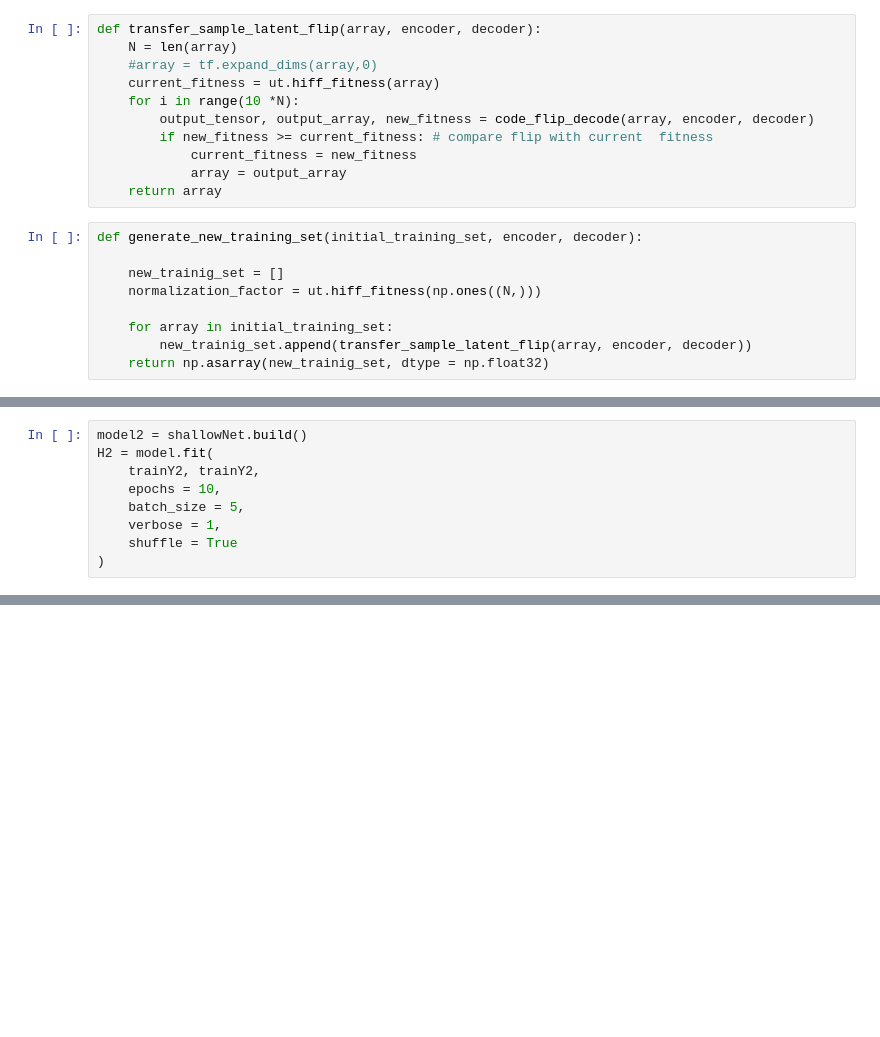
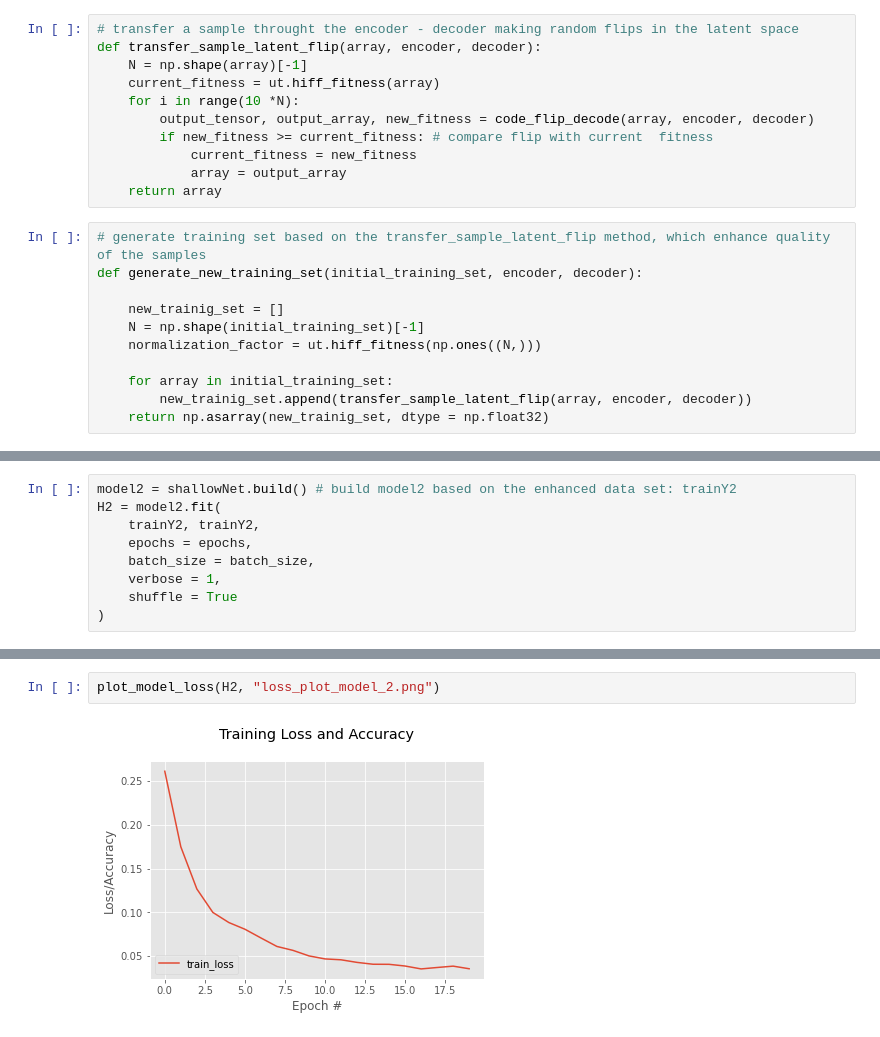
Before and after one commit to FilipKubackiSoton/DeepOptimization, a Jupyter notebook: progres2.ipynb, the cells around one changed output, grey strips where cells are left out. Saved outputs shown, nothing was run; the diff lists cells and outputs as text; blank space fills up the shorter version.

```diff
--- a/progres2.ipynb
+++ b/progres2.ipynb
@@ -111,7 +141,7 @@ def code_flip_decode(array, encoder, decoder):
 # %%
+# transfer a sample throught the encoder - decoder making random flips in the latent space
 def transfer_sample_latent_flip(array, encoder, decoder):
-    N = len(array)
-    #array = tf.expand_dims(array,0)
+    N = np.shape(array)[-1]
     current_fitness = ut.hiff_fitness(array)
     for i in range(10 *N):
         output_tensor, output_array, new_fitness = code_flip_decode(array, encoder, decoder)
@@ -120,9 +150,11 @@ def transfer_sample_latent_flip(array, encoder, decoder):
             array = output_array
     return array
 # %%
+# generate training set based on the transfer_sample_latent_flip method, which enhance quality of the samples
 def generate_new_training_set(initial_training_set, encoder, decoder):
 
     new_trainig_set = []
+    N = np.shape(initial_training_set)[-1]
     normalization_factor = ut.hiff_fitness(np.ones((N,)))
 
     for array in initial_training_set:
@@ -133,9 +165,9 @@ trainY2 = generate_new_training_set(trainY, encoder, decoder)
 # %%
-model2 = shallowNet.build()
-H2 = model.fit(
+model2 = shallowNet.build() # build model2 based on the enhanced data set: trainY2
+H2 = model2.fit(
     trainY2, trainY2,
-    epochs = 10,
-    batch_size = 5,
+    epochs = epochs,
+    batch_size = batch_size,
     verbose = 1,
     shuffle = True
 )
@@ -180,0 +192,4 @@ plot_weights_mode(model2, "weights_plot_model_2.png")
+# %%
+plot_model_loss(H2, "loss_plot_model_2.png")
+# %% [output]
+[figure, added]
```
Also changed, not shown: parts of 19 cells of this notebook, 29 other files.
